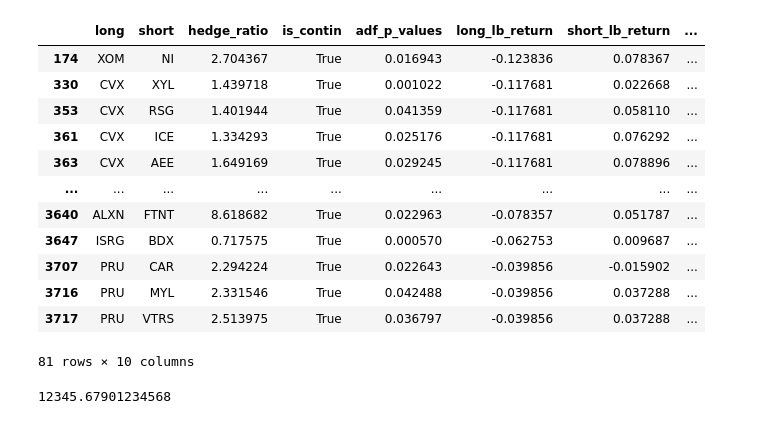
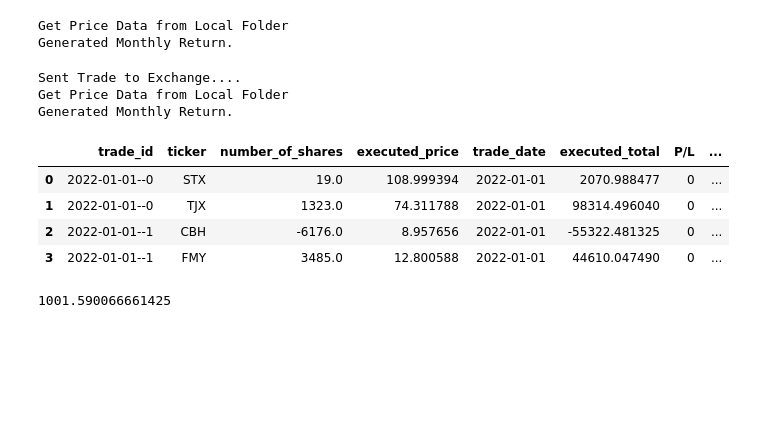
Before and after one commit to kevinyeungkevinyeung/factor_based_pairs_trading, a Jupyter notebook: main.ipynb, the cells around one changed output. Cells and saved outputs as stored; diff of their text form; code cells hidden in the pictures; blank space fills up the shorter version.

```diff
--- a/main.ipynb
+++ b/main.ipynb
@@ -88,16 +87,0 @@ Cumulative sum of proportion of variance
-# %%
-pairs_trade.pairs
-# %% [output]
-|  | long | short | hedge_ratio | is_contin | adf_p_values | long_lb_return | short_lb_return | ... |
-| 174 | XOM | NI | 2.704367 | True | 0.016943 | -0.123836 | 0.078367 | ... |
-| 330 | CVX | XYL | 1.439718 | True | 0.001022 | -0.117681 | 0.022668 | ... |
-| 353 | CVX | RSG | 1.401944 | True | 0.041359 | -0.117681 | 0.058110 | ... |
-| 361 | CVX | ICE | 1.334293 | True | 0.025176 | -0.117681 | 0.076292 | ... |
-| 363 | CVX | AEE | 1.649169 | True | 0.029245 | -0.117681 | 0.078896 | ... |
-| ... | ... | ... | ... | ... | ... | ... | ... | ... |
-| 3640 | ALXN | FTNT | 8.618682 | True | 0.022963 | -0.078357 | 0.051787 | ... |
-| 3647 | ISRG | BDX | 0.717575 | True | 0.000570 | -0.062753 | 0.009687 | ... |
-| 3707 | PRU | CAR | 2.294224 | True | 0.022643 | -0.039856 | -0.015902 | ... |
-| 3716 | PRU | MYL | 2.331546 | True | 0.042488 | -0.039856 | 0.037288 | ... |
-| 3717 | PRU | VTRS | 2.513975 | True | 0.036797 | -0.039856 | 0.037288 | ... |
-81 rows × 10 columns
@@ -106,4 +88,5 @@ initial_investment = 1000000
-# %%
-initial_investment / len(pairs_trade.pairs)
-# %% [output]
-12345.67901234568
+# %%
+allocator = Allocator(pairs_trade.pairs,trade_date='2022-01-01')
+# %% [output]
+Get Price Data from Local Folder
+Generated Monthly Return.
@@ -109,0 +95,14 @@ initial_investment / len(pairs_trade.pairs)
+# %%
+pma = PMA(1000000)
+# %%
+pma.add_to_pma(allocator.orders,allocator.info,'2022-01-01')
+# %% [output]
+Sent Trade to Exchange....
+Get Price Data from Local Folder
+Generated Monthly Return.
+|  | trade_id | ticker | number_of_shares | executed_price | trade_date | executed_total | P/L | ... |
+| 0 | 2022-01-01--0 | STX | 19.0 | 108.999394 | 2022-01-01 | 2070.988477 | 0 | ... |
+| 1 | 2022-01-01--0 | TJX | 1323.0 | 74.311788 | 2022-01-01 | 98314.496040 | 0 | ... |
+| 2 | 2022-01-01--1 | CBH | -6176.0 | 8.957656 | 2022-01-01 | -55322.481325 | 0 | ... |
+| 3 | 2022-01-01--1 | FMY | 3485.0 | 12.800588 | 2022-01-01 | 44610.047490 | 0 | ... |
+1001.590066661425
```
Also changed, not shown: parts of 5 cells of this notebook, 8 other files.
